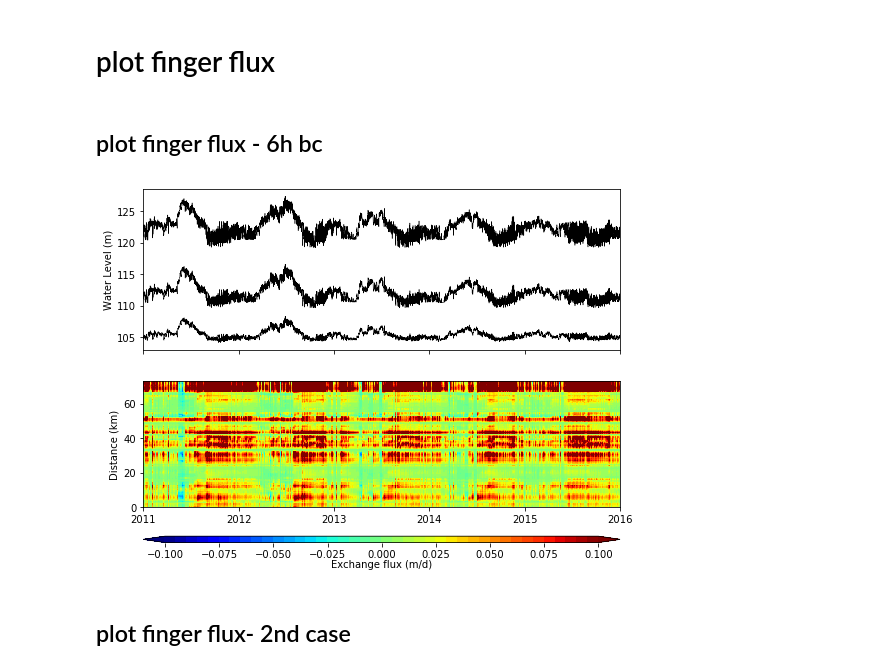
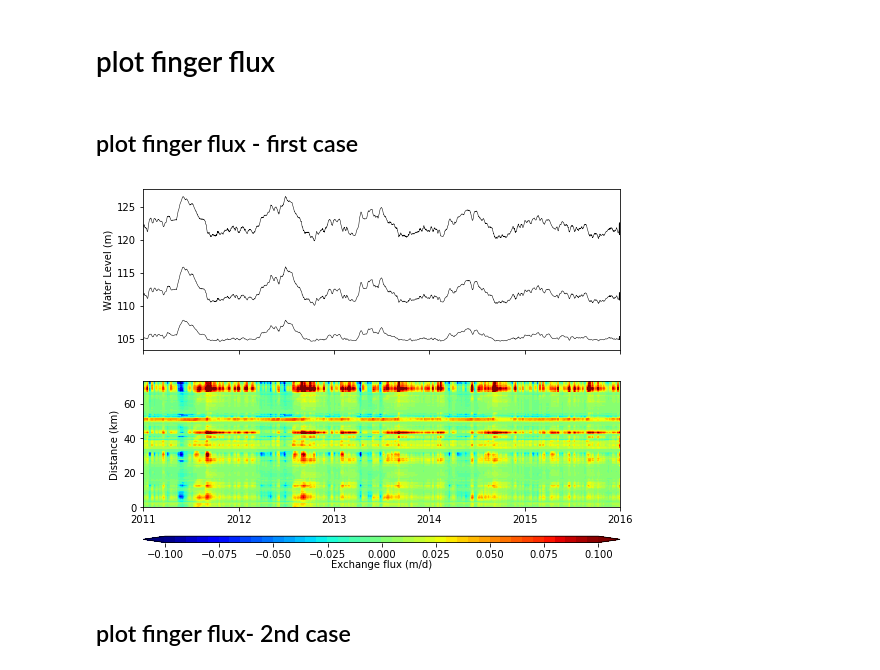
Before and after one commit to pinshuai/HFR-flow, a Jupyter notebook: NERSC-plot_flux_from_massBalance.ipynb, the cells around one changed output. Cells and saved outputs as stored; diff of their text form; code cells hidden in the pictures.

Commit message:
change plot flux

```diff
--- a/NERSC-plot_flux_from_massBalance.ipynb
+++ b/NERSC-plot_flux_from_massBalance.ipynb
@@ -75,19 +76,19 @@ fname_river_north = data_dir + "river_north.csv"
 fname_river_south = data_dir + "river_south.csv"
 fname_river_geo = data_dir + "river_geometry_manual.csv"
 
-case_name = "HFR_model_100x100x2_new_iniH/"
+case_name = "HFR_model_100x100x2_1w_bc/"
 
 model_dir = "/global/cscratch1/sd/pshuai/" + case_name
 fname_model_origin = model_dir + "model_origin.txt"
 fname_material_h5 = model_dir + "HFR_material_river.h5"
-fname_pflotran_h5 = model_dir + "pflotran_100x100x2_6h_bc_new_iniH.h5"
-fname_mass_dat = model_dir + "pflotran_100x100x2_6h_bc_new_iniH-mas.dat"
+fname_pflotran_h5 = model_dir + "pflotran_100x100x2_1w_bc.h5"
+fname_mass_dat = model_dir + "pflotran_100x100x2_1w_bc-mas.dat"
 
-model_dir_2 = "/global/cscratch1/sd/pshuai/" + "HFR_model_200x200x2_6h_bc/"
-fname_mass_dat_2 = model_dir_2 + "pflotran_200x200x2_6h_bc_obs-mas.dat"
+model_dir_2 = "/global/cscratch1/sd/pshuai/" + "HFR_model_100x100x2_new_iniH/"
+fname_mass_dat_2 = model_dir_2 + "pflotran_100x100x2_6h_bc_new_iniH-mas.dat"
 
 fname_river_bc = "/global/project/projectdirs/m1800/pin/Reach_scale_model/Inputs/river_bc/bc_6h_smooth_032807/"
-# fname_river_bc_1w = "/global/project/projectdirs/m1800/pin/Reach_scale_model/Inputs/river_bc/bc_1w_smooth_032807/"
+fname_river_bc_1w = "/global/project/projectdirs/m1800/pin/Reach_scale_model/Inputs/river_bc/bc_1w_smooth_032807/"
 # outputs
 out_dir = "/global/project/projectdirs/m1800/pin/Reach_scale_model/Outputs/" + case_name
 # out_dir_2 = "/global/project/projectdirs/m1800/pin/Reach_scale_model/Outputs/HFR_model_200x200x2_6h_bc/"
@@ -456,7 +457,7 @@ plt.close(fig)
 # %% [markdown]
 # plot finger flux
 # %% [markdown]
-## plot finger flux - 6h bc
+## plot finger flux - first case
 # %%
 # plot fingerprint plots
 simu_time = mass_data[:, 0]
@@ -486,9 +487,9 @@ for itime in range(len(real_time)):
 # plot finger flux
 fig, (ax1, ax2) = plt.subplots(2, 1, sharex=True)
 
-river_north_datum.plot(x='time', y='wl',color= 'black', linewidth = 0.5, ax=ax1, legend=None)
-river_middle_datum.plot(x='time', y='wl',color= 'black',linewidth = 0.5, ax=ax1, legend=None)
-river_south_datum.plot(x='time', y='wl',color= 'black', linewidth = 0.5, ax=ax1, legend=None)
+river_north_datum_s.plot(x='time', y='wl',color= 'black', linewidth = 0.5, ax=ax1, legend=None)
+river_middle_datum_s.plot(x='time', y='wl',color= 'black',linewidth = 0.5, ax=ax1, legend=None)
+river_south_datum_s.plot(x='time', y='wl',color= 'black', linewidth = 0.5, ax=ax1, legend=None)
 
 ax1.set_ylabel('Water Level (m)')
 ax1.set_xlabel('')
@@ -500,34 +501,34 @@ ax1.set_xlabel('')
 # ax1.set_xlim([time_ticks[0], time_ticks[-1]])
 
 
 cf1 = ax2.contourf(real_time,
                    0.5 * (mass1_length[1:] + mass1_length[:-1]),
                    -np.transpose(flux_array),
                    cmap=plt.cm.jet,
                    levels=np.arange(-0.1, 0.105, 0.005),
                    extend="both",
                    )
 ax2.set_ylabel("")
 ax2.set_ylabel("Distance (km)")
 # ax2.set_title("Exchange flux of weekly boundary")
 ax2.set_xticks(time_ticks)
 ax2.set_ylim([0, 73])
 ax2.set_xlim([time_ticks[0], time_ticks[-1]])
 
 divider = make_axes_locatable(ax2)
 cax = divider.new_vertical(size="5%", pad=0.4, pack_start=True)
 fig.add_axes(cax)
 cb1 = fig.colorbar(cf1, cax=cax, orientation="horizontal")
 
 # cb1 = plt.colorbar(cf1, extend="both", orientation = "horizontal", pad = 0.2)
 cb1.ax.set_xlabel("Exchange flux (m/d)", labelpad=0.3)
 
 ax1.minorticks_off()
 # fig.suptitle("Finger flux plot for weekly boundary", fontsize = 12)
 fig.tight_layout()
 fig.set_size_inches(8, 6)
 # %% [output]
-[figure, old version]
+[figure, new version]
 # %%
 fig.savefig(fig_finger_flux, dpi=300, transparent=False)
 plt.close(fig)
```
Also changed, not shown: parts of 6 cells of this notebook.
